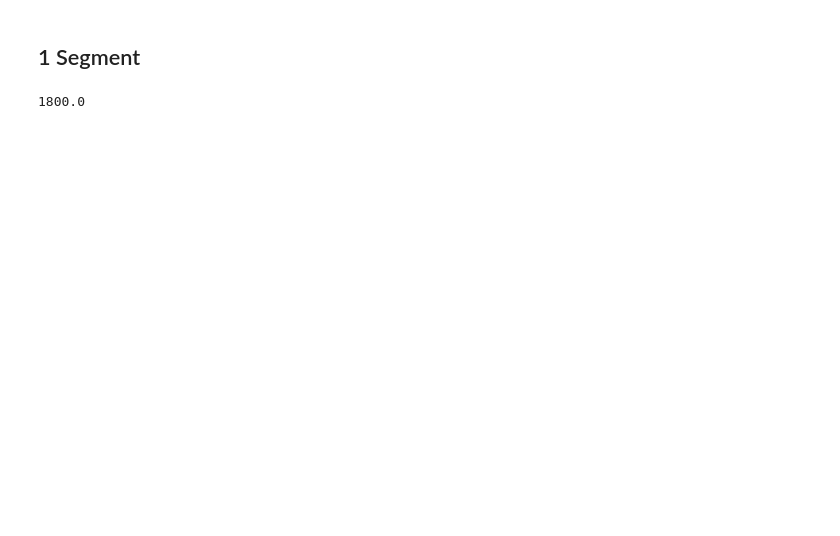
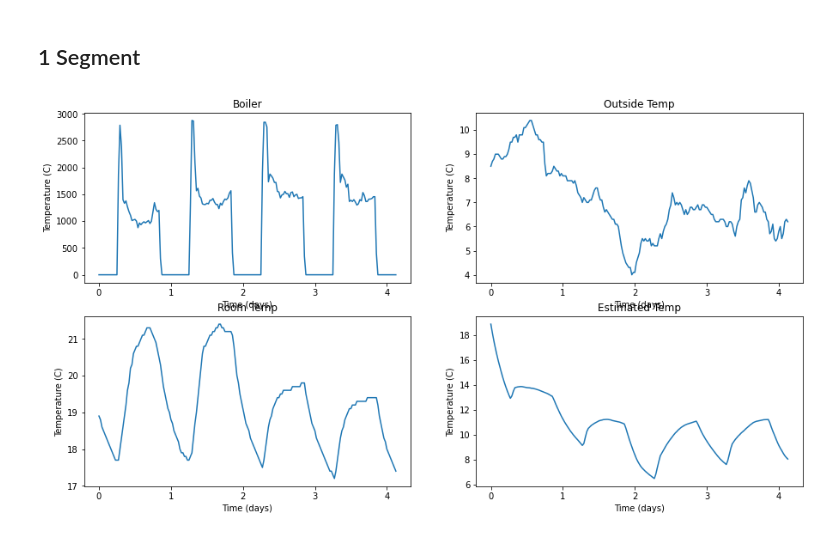
Before and after one commit to harry-rendell/building_simulation, a Jupyter notebook: parsing_stoke.ipynb, the cells around one changed output. Drawn from its saved outputs; the diff is of its cells as text; code cells hidden in the pictures; blank space fills up the shorter version.

Commit message:
finding suitable k/c values for data

```diff
--- a/parsing_stoke.ipynb
+++ b/parsing_stoke.ipynb
@@ -67,0 +69,8 @@ from scipy.optimize import minimize
+# %%
+df = pd.read_csv('data/stoke_delta_t.csv', comment='#')
+df = df.dropna()
+df['time'] = pd.to_datetime(df['time'])
+df['timestamp'] = df['time'].values.astype(np.int64)//10**9 # Add a timestamp column, measured in seconds
+cols = ['outside','1N','2N','3N','4N','BMS'] # select a subset of columns
+df['gas'] *= 4e4/(3600) # convert kW*h to W*s (factor of 2 for 1/2 hour?)
+df.describe()
@@ -68,19 +87,15 @@ from scipy.optimize import minimize
 # %% [markdown]
 ## 1 Segment
 # %%
-T_out = 10
-iterations = 100
+# iterations = 1000
 
 # Run simulation. This recreates simple_model.ipynb showing that our generalised model works.
-times, Ts_true, Q_in, T_out = df[['timestamp','1N','gas','outside']].head(1000).values.T
+times, Ts_true, Q_in, T_out = df[['timestamp','1N','gas','outside']].head(200).values.T
+
 times = (times-times[0])
 # %%
 # Initial guesses for scipy.optimize.minimize
-k0 = 1000.0
-c0 = 7e6
+k0 = 300.0
+c0 = 8e6
 T0 = 18.9
 initial_params = np.array([k0, c0, T0])
-# %%
-np.diff(times)[0]
-# %% [output]
-1800.0
@@ -87 +108,11 @@ np.diff(times)[0]
+# %%
+fig, axes = plt.subplots(2,2, figsize=(15,8))
+idx_range = -1
+y = [Q_in, T_out, Ts_true, T_guess]
+labels = ['Boiler', 'Outside Temp', 'Room Temp', 'Estimated Temp']
+for i, ax in enumerate(axes.ravel()):
+    ax.plot(times[:idx_range]/(3600*24), y[i][:idx_range])
+    ax.set(ylabel='Temperature (C)', xlabel='Time (days)', title=labels[i]);
+# %% [output]
+[figure, added]
 # %%
```
Also changed, not shown: parts of 14 cells of this notebook, 1 other file.
